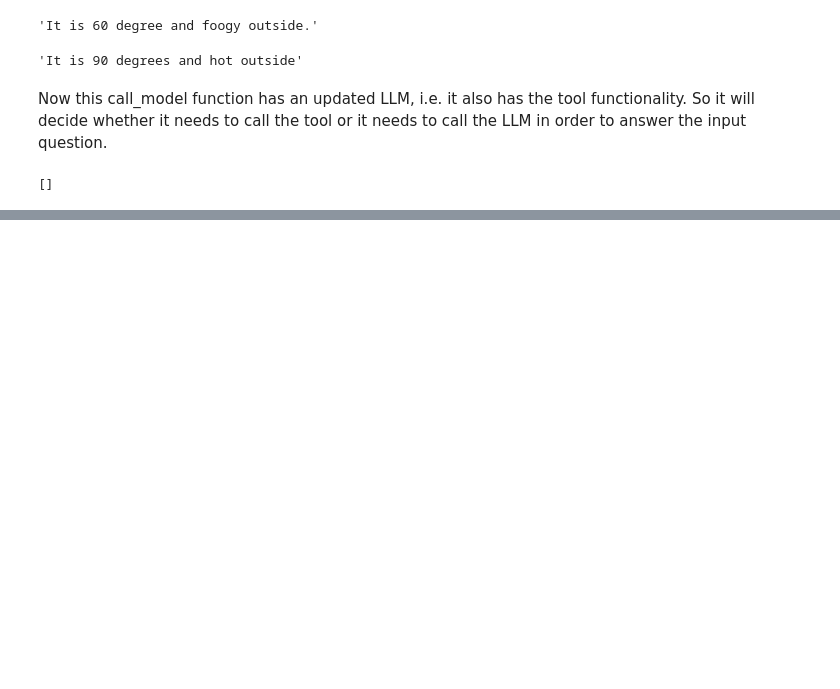
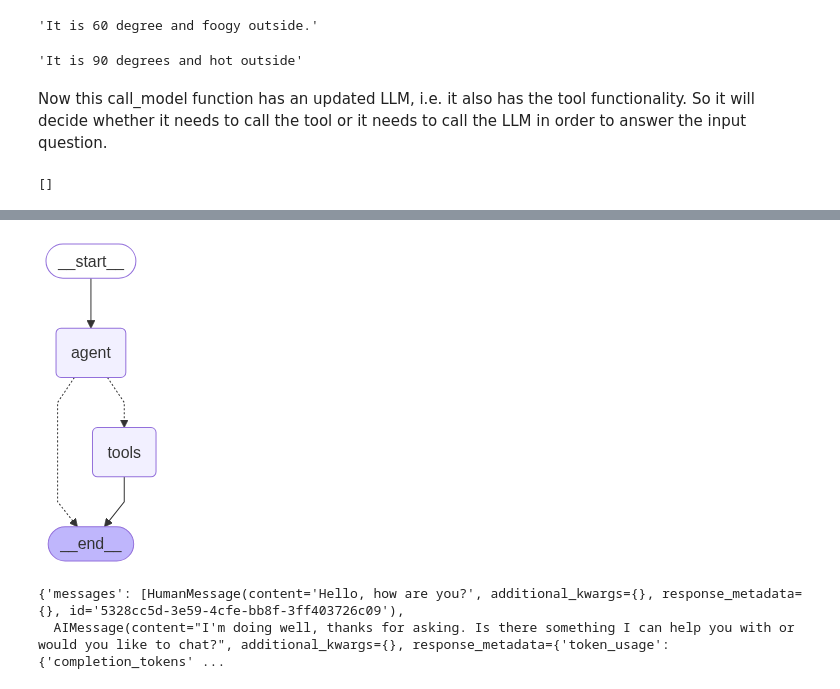
Before and after one commit to AtharvaBOT7/LangGraph-Practice, a Jupyter notebook: Chatbot_with_LangGraph/chatbot.ipynb, the cells around one changed output, grey strips where cells are left out. Cells and saved outputs as stored; diff of their text form; code cells hidden in the pictures; blank space fills up the shorter version.

```diff
--- a/Chatbot_with_LangGraph/chatbot.ipynb
+++ b/Chatbot_with_LangGraph/chatbot.ipynb
@@ -144 +144,37 @@ last_message.tool_calls
   'type': 'tool_call'}]
+# %%
+def router_function(state: MessagesState) -> Literal["tools", END]:
+    messages = state["messages"]
+    last_message = messages[-1]
+
+    if last_message.tool_calls:
+        return "tools"
+    return END
+# %%
+workflow2 = StateGraph(MessagesState)
+
+workflow2.add_node("agent", call_model2)
+workflow2.add_node("tools", tool_node)
+
+workflow2.add_edge(START, "agent")
+
+workflow2.add_conditional_edges(
+    "agent",
+    router_function,
+    {
+        "tools": "tools",
+        END: END
+    }
+)
+
+app2 = workflow2.compile()
+# %%
+from IPython.display import Image, display
+display(Image(app2.get_graph().draw_mermaid_png()))
+# %% [output]
+[figure, added]
+# %%
+app2.invoke({"messages": ["Hello, how are you?"]})
+# %% [output]
+{'messages': [HumanMessage(content='Hello, how are you?', additional_kwargs={}, response_metadata={}, id='5328cc5d-3e59-4cfe-bb8f-3ff403726c09'),
+  AIMessage(content="I'm doing well, thanks for asking. Is there something I can help you with or would you like to chat?", additional_kwargs={}, response_metadata={'token_usage': {'completion_tokens' ...
```
Also changed, not shown: parts of 23 cells of this notebook.
